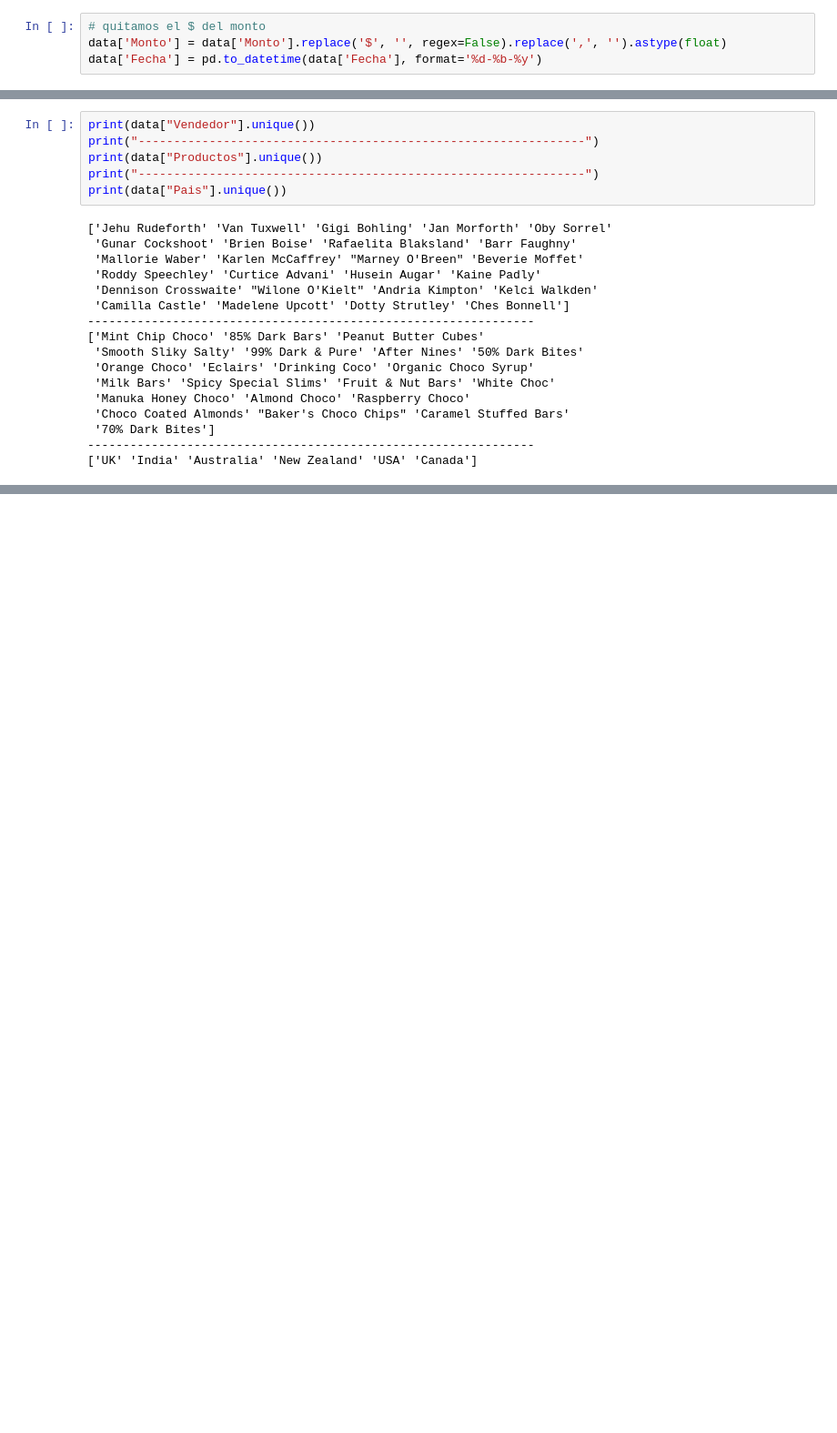
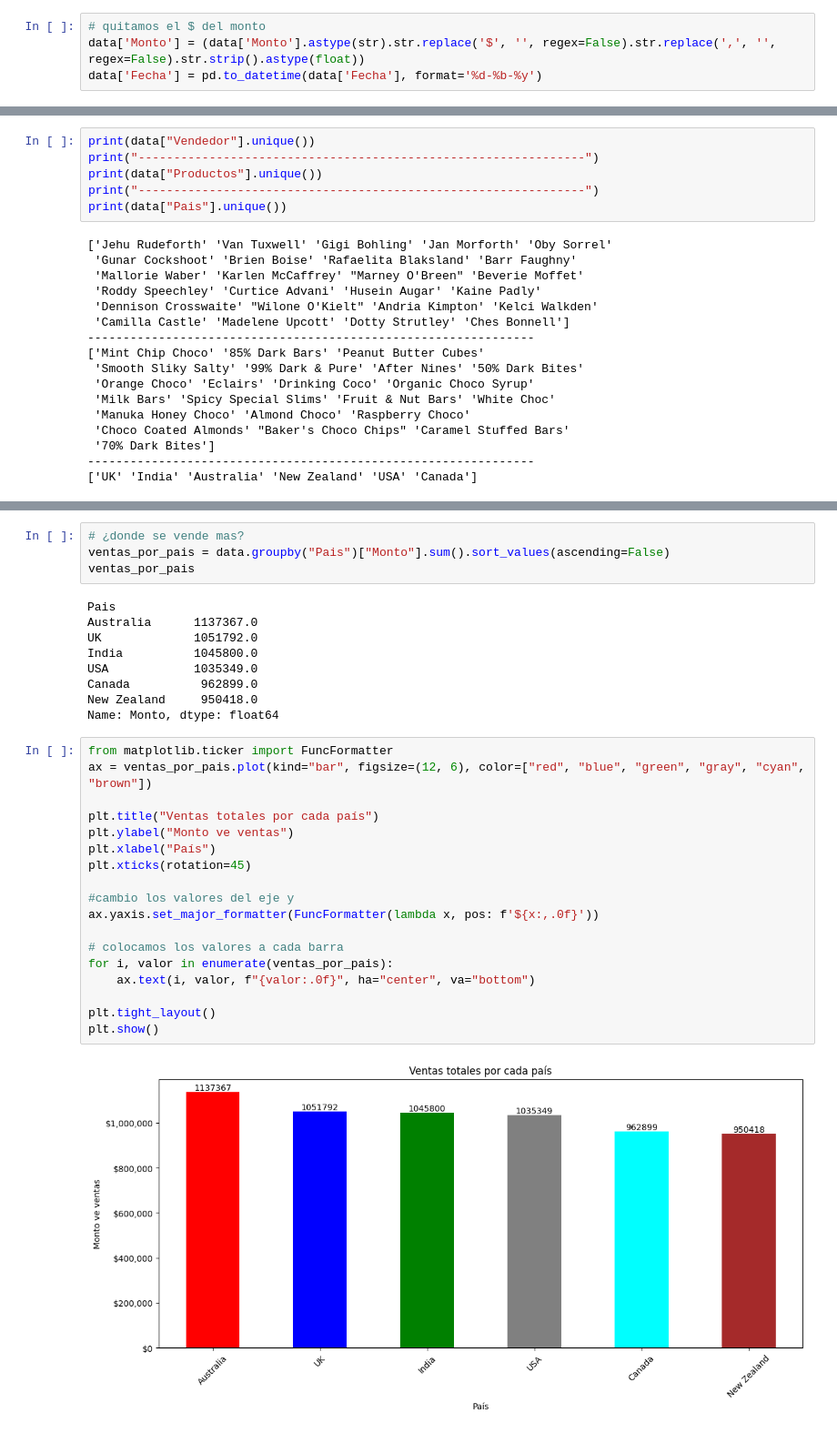
Before and after one commit to Liberato-Mayk/Analisis-chocolate, a Jupyter notebook: analisis-chocolate.ipynb, the cells around one changed output, grey strips where cells are left out. Shown at 91% size. Cells and saved outputs as stored; diff of their text form; blank space fills up the shorter version.

```diff
--- a/analisis-chocolate.ipynb
+++ b/analisis-chocolate.ipynb
@@ -67,6 +67,6 @@ Name: Monto, dtype: float64
 # %%
 # quitamos el $ del monto
-data['Monto'] = data['Monto'].replace('$', '', regex=False).replace(',', '').astype(float)
+data['Monto'] = (data['Monto'].astype(str).str.replace('$', '', regex=False).str.replace(',', '', regex=False).str.strip().astype(float))
 data['Fecha'] = pd.to_datetime(data['Fecha'], format='%d-%b-%y')
 # %%
 data
@@ -141,3 +142,36 @@ Peanut Butter Cubes     49
 Baker's Choco Chips     41
 Choco Coated Almonds    39
 Name: count, dtype: int64
+# %%
+# ¿donde se vende mas?
+ventas_por_pais = data.groupby("Pais")["Monto"].sum().sort_values(ascending=False)
+ventas_por_pais
+# %% [output]
+Pais
+Australia      1137367.0
+UK             1051792.0
+India          1045800.0
+USA            1035349.0
+Canada          962899.0
+New Zealand     950418.0
+Name: Monto, dtype: float64
+# %%
+from matplotlib.ticker import FuncFormatter
+ax = ventas_por_pais.plot(kind="bar", figsize=(12, 6), color=["red", "blue", "green", "gray", "cyan", "brown"])
+
+plt.title("Ventas totales por cada país")
+plt.ylabel("Monto ve ventas")
+plt.xlabel("País")
+plt.xticks(rotation=45)
+
+#cambio los valores del eje y
+ax.yaxis.set_major_formatter(FuncFormatter(lambda x, pos: f'${x:,.0f}'))
+
+# colocamos los valores a cada barra
+for i, valor in enumerate(ventas_por_pais):
+    ax.text(i, valor, f"{valor:.0f}", ha="center", va="bottom")
+
+plt.tight_layout()
+plt.show()
+# %% [output]
+[figure, added]
```
Also changed, not shown: parts of 4 cells of this notebook.
